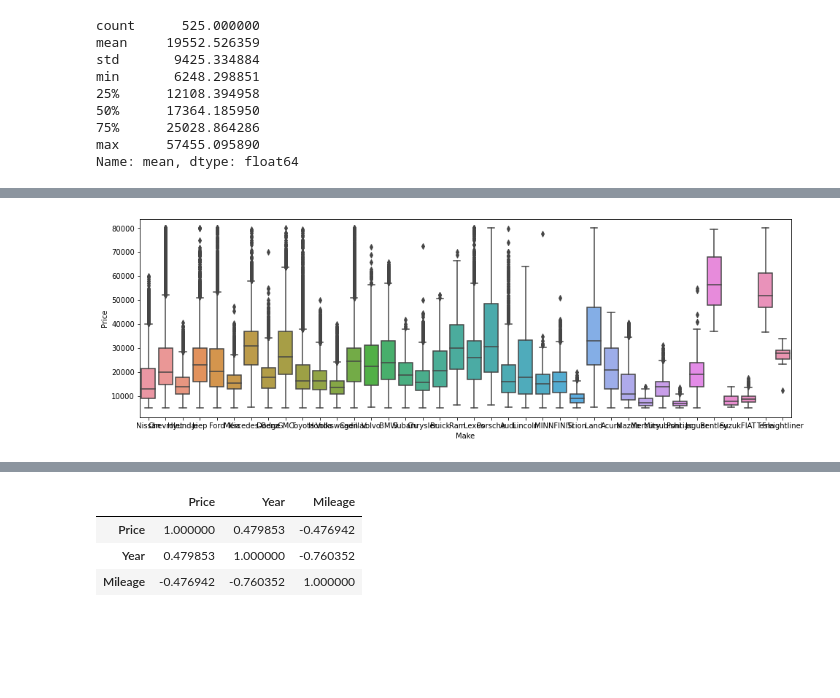
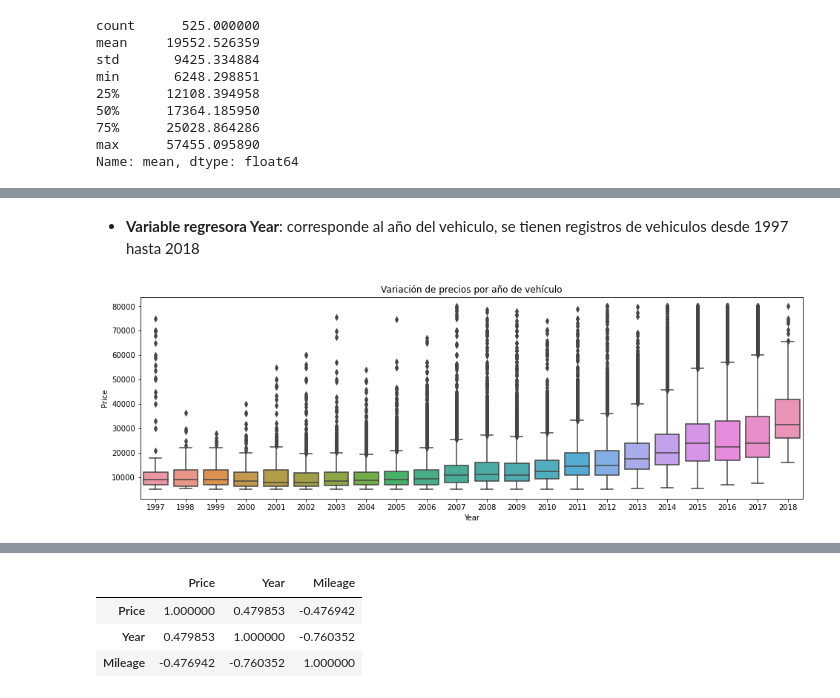
Before and after one commit to dljaimes/Advanced-Methods-in-Data-Analysis_1_Grupo_5, a Jupyter notebook: Proyecto_2/Proyecto_2_VersionFinal.ipynb, the cells around one changed output, grey strips where cells are left out. Saved outputs shown, nothing was run; the diff lists cells and outputs as text; code cells hidden in the pictures; blank space fills up the shorter version.

```diff
--- a/Proyecto_2/Proyecto_2_VersionFinal.ipynb
+++ b/Proyecto_2/Proyecto_2_VersionFinal.ipynb
@@ -184,5 +195,8 @@ sn.boxplot(data=data[['Price', 'Model']],  x='Model', y='Price');
+# %% [markdown]
+* **Variable regresora Year**: corresponde al año del vehiculo, se tienen registros de vehiculos desde 1997 hasta 2018
 # %%
 plt.figure(figsize=(16,5))
-sn.boxplot(data=data[['Price', 'Make']],  x='Make', y='Price');
+sn.boxplot(data=data[['Price', 'Year']],  x='Year', y='Price');
+plt.title('Variación de precios por año de vehículo');
 # %% [output]
-[figure, old version]
+[figure, new version]
```
Also changed, not shown: parts of 76 cells of this notebook.
